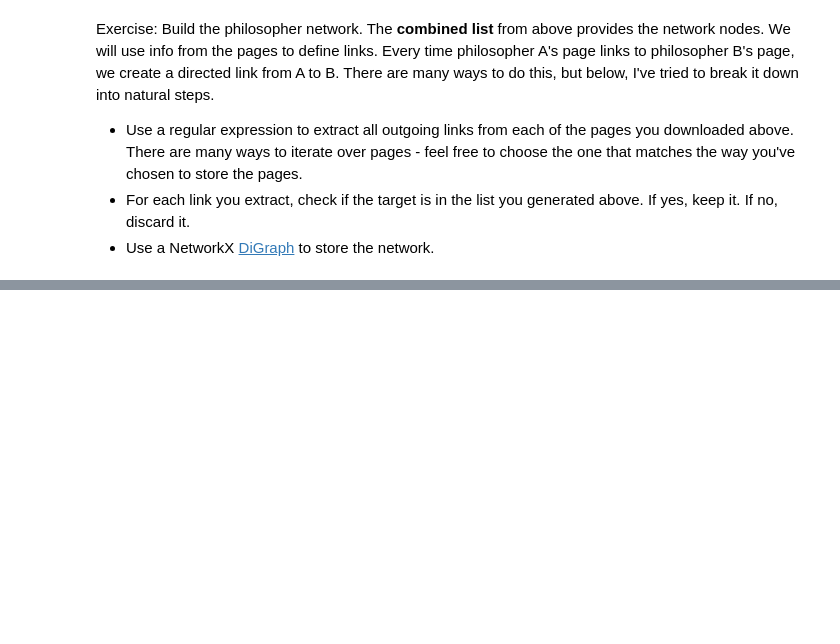
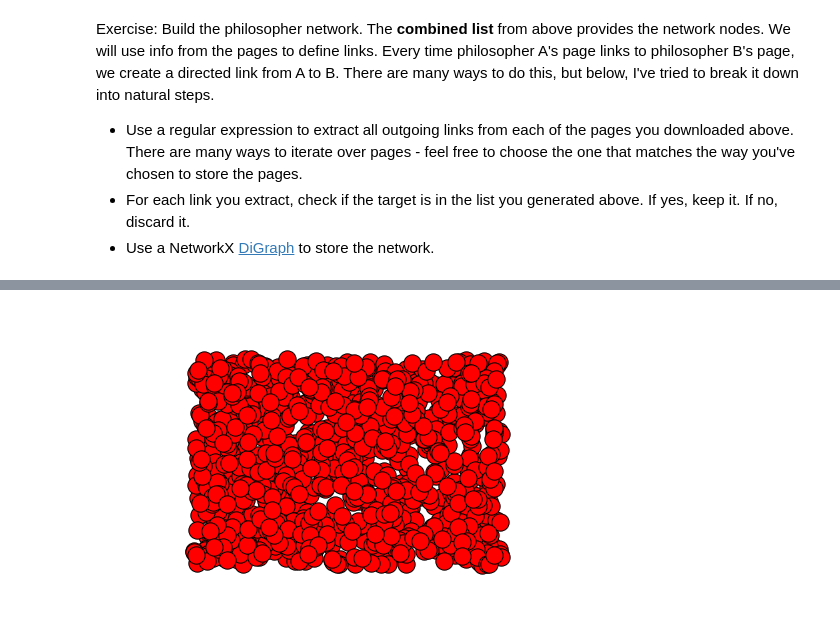
Before and after one commit to pay64k/social_graphs_2016, a Jupyter notebook: Weekly Exercises/Week 4/Week 4.ipynb, the cells around one changed output, grey strips where cells are left out. Cells and saved outputs as stored; diff of their text form; code cells hidden in the pictures; blank space fills up the shorter version.

```diff
--- a/Weekly Exercises/Week 4/Week 4.ipynb
+++ b/Weekly Exercises/Week 4/Week 4.ipynb
@@ -204,3 +204,11 @@ Exercise: Build the philosopher network. The **combined list** from above provid
 * Use a regular expression to extract all outgoing links from each of the pages you downloaded above. There are many ways to iterate over pages - feel free to choose the one that matches the way you've chosen to store the pages.
 * For each link you extract, check if the target is in the list you generated above. If yes, keep it. If no, discard it.
 * Use a NetworkX [DiGraph](http://networkx.lanl.gov/reference/classes.digraph.html) to store the network.
+# %%
+import networkx as nx
+
+P = nx.DiGraph()
+
+# Go through list of philosophers and add notes to P for every philosopher
+for pp in range(len(sorted_by_num)):
+    P.add_node(sorted_by_num[pp][0])
@@ -206,0 +223,15 @@ Exercise: Build the philosopher network. The **combined list** from above provid
+# %%
+# Go through list of philosophers and find links
+for pp in range(len(sorted_by_num)):
+    P.add_node(sorted_by_num[pp][0])
+
+    # Whitespace changed to underscore
+    namePhi_url = re.sub('\s+', '_', sorted_by_num[pp][0])
+
+    f = io.open('./philosophers_json/' + namePhi_url + '.json', 'r', encoding='utf8')
+    phi_link = re.findall(r'\[\[(.*?)\]\]', f.read())
+
+    for ppp in range(len(sorted_by_num)):
+        if (sorted_by_num[ppp][0] in phi_link):
+            print(sorted_by_num[pp][0] + ' links to ' + sorted_by_num[ppp][0])
+            print('----------------------------------------')
@@ -206,0 +256,8 @@ Exercise: Build the philosopher network. The **combined list** from above provid
+# %%
+import matplotlib.pyplot as plt
+import random as rn
+%matplotlib inline
+
+nx.draw_random(P)
+# %% [output]
+[figure, added]
```
Also changed, not shown: parts of 2 cells of this notebook.
